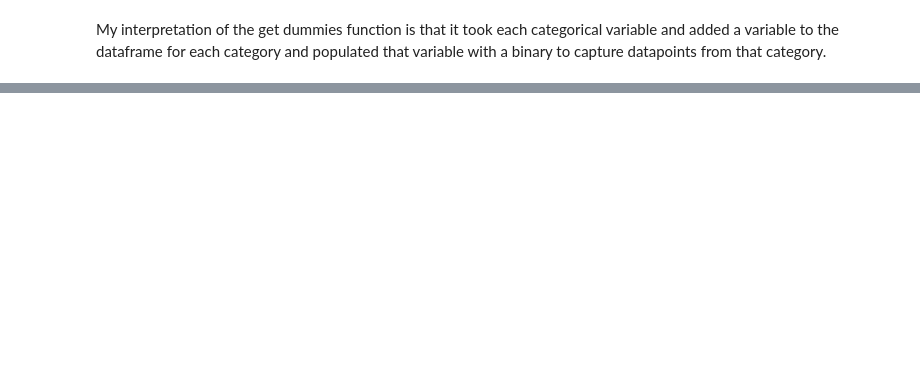
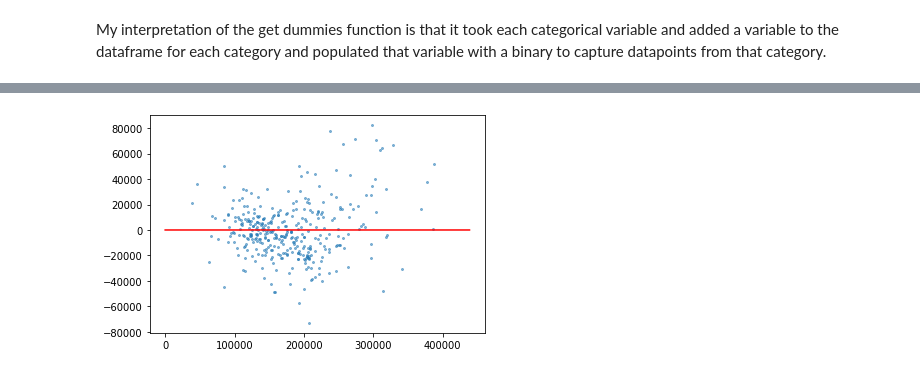
Before and after one commit to ABitNutty/Capstone-1, a Jupyter notebook: Linear Regression Model.ipynb, the cells around one changed output, grey strips where cells are left out. Drawn from its saved outputs; the diff is of its cells as text; code cells hidden in the pictures; blank space fills up the shorter version.

```diff
--- a/Linear Regression Model.ipynb
+++ b/Linear Regression Model.ipynb
@@ -223,0 +561,4 @@ ridge_cv.cv_results_
+# %%
+# Using model on entire data set for residual analysis
+ridge_pred_all = ridge.predict(X)
+residu_all = y - ridge_pred_all
@@ -223,0 +570,3 @@ ridge_cv.cv_results_
+# %%
+# A set of all indicies of high outlier points
+high_residuals = np.where(abs(residu_all) > mean + 3* std_dev)
@@ -224,8 +618,12 @@ ridge_cv.cv_results_
+# %%
+# Dropping Outliers
+X_no_outliers = np.delete(X, high_residuals[0], axis=0)
+y_no_outliers = np.delete(y, high_residuals[0], axis=0)
 # %%
-# Applying Ridge Regression with different alpha based on grid search CV results
+# Applying Ridge Regression with outliers removed
 
 # Train test split -- Random state 42 should produce same split as above
-X_train, X_test, y_train, y_test = train_test_split(X, y, test_size = 0.25, random_state=42)
+X_train, X_test, y_train, y_test = train_test_split(X_no_outliers, y_no_outliers, test_size = 0.25, random_state=42)
 
 # Creating Ridge object, fitting, and predicting. Normalize = true ensures all variables are on the same scale
 ridge = Ridge(alpha=1, normalize = True)
@@ -275,8 +714,9 @@ plt.show()
 # %%
 # Predicted vs residuals
-residuals = ridge_pred_test-y_test
-residuals_train = ridge_pred_train-y_train
+residuals = y_test - ridge_pred_test
 plt.scatter(ridge_pred_test, residuals, alpha = 0.5, s=4)
 plt.plot(list(range(y_test.max())),[0]*y_test.max(), c='r')
 plt.show()
+# %% [output]
+[figure, added]
 # %%
```
Also changed, not shown: parts of 98 cells of this notebook.
